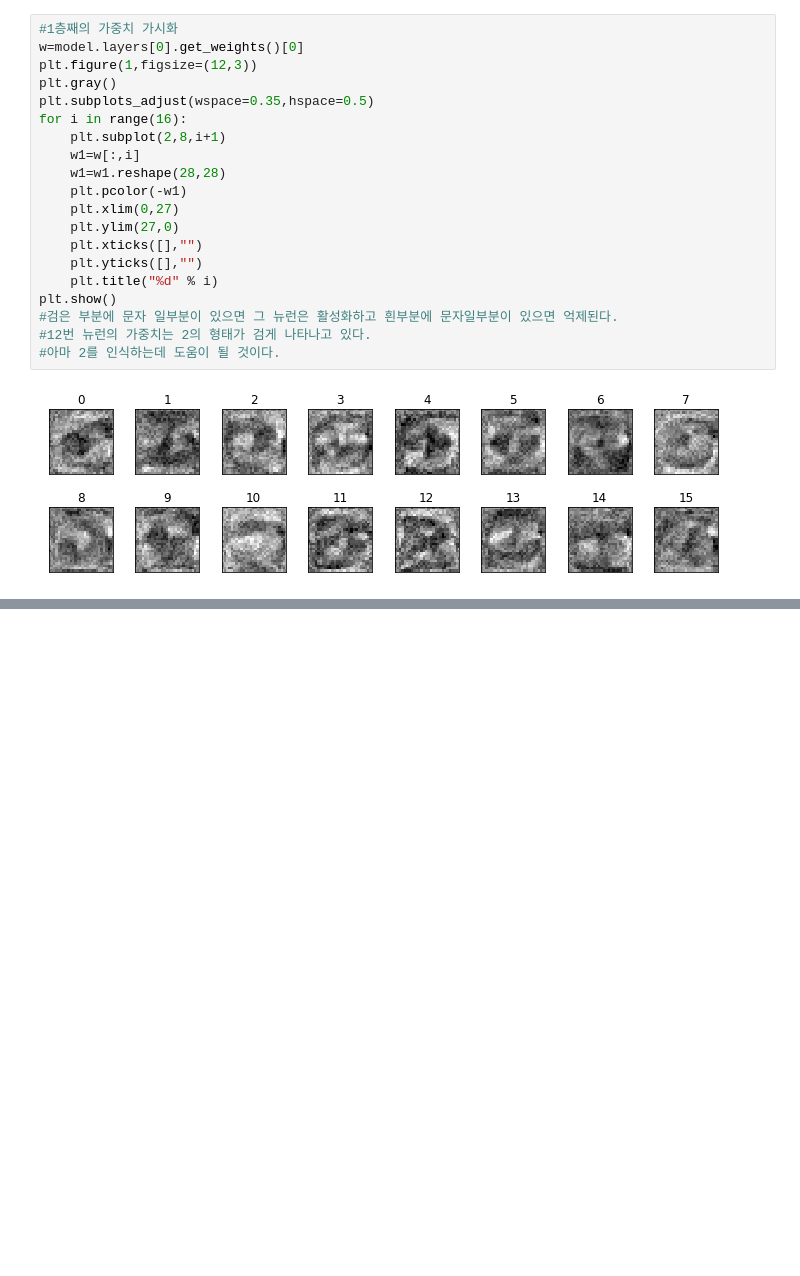
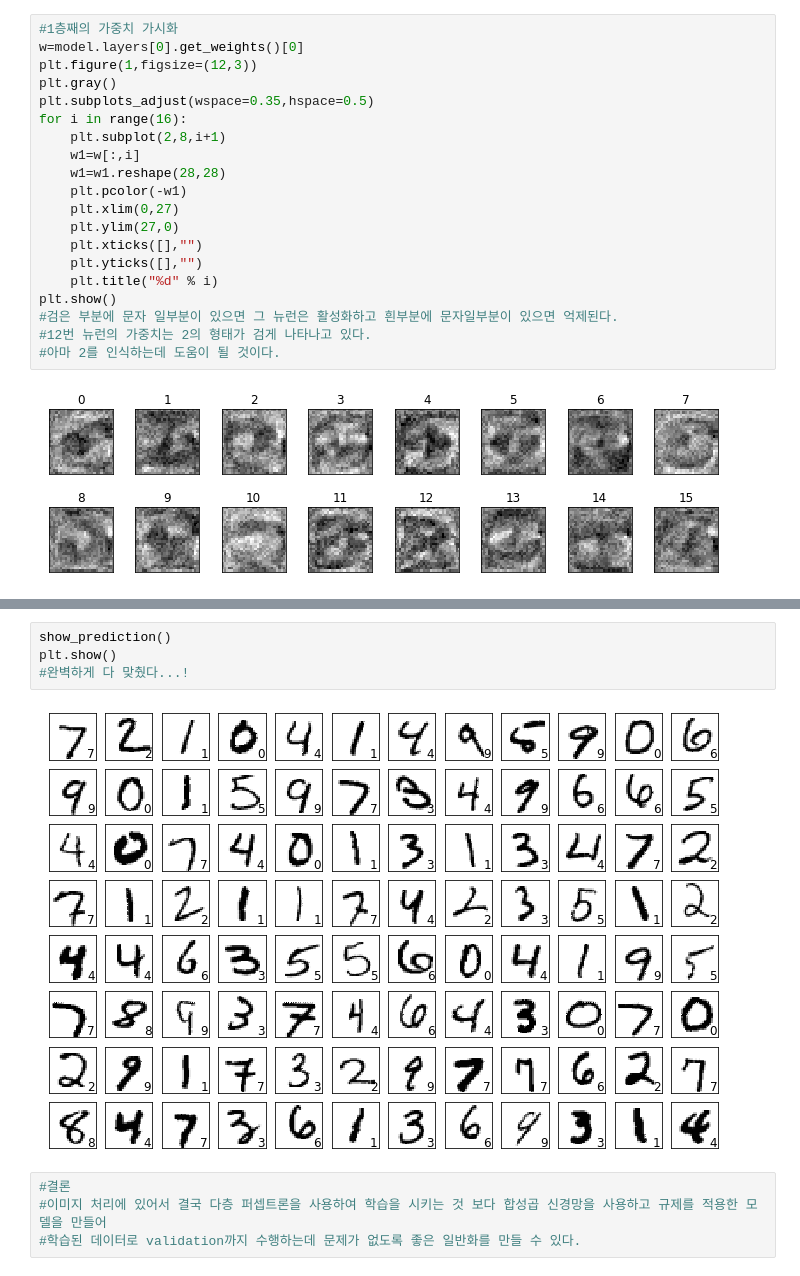
Before and after one commit to ChoiJongman22/NLP_DATA_AI, a Jupyter notebook: MNIST DB 필기체.ipynb, the cells around one changed output, grey strips where cells are left out. Drawn from its saved outputs; the diff is of its cells as text; blank space fills up the shorter version.

```diff
--- a/MNIST DB 필기체.ipynb
+++ b/MNIST DB 필기체.ipynb
@@ -242,0 +477,10 @@ plt.show()
+# %%
+show_prediction()
+plt.show()
+#완벽하게 다 맞췄다...!
+# %% [output]
+[figure, added]
+# %%
+#결론
+#이미지 처리에 있어서 결국 다층 퍼셉트론을 사용하여 학습을 시키는 것 보다 합성곱 신경망을 사용하고 규제를 적용한 모델을 만들어
+#학습된 데이터로 validation까지 수행하는데 문제가 없도록 좋은 일반화를 만들 수 있다.
```
Also changed, not shown: parts of 6 cells of this notebook.
